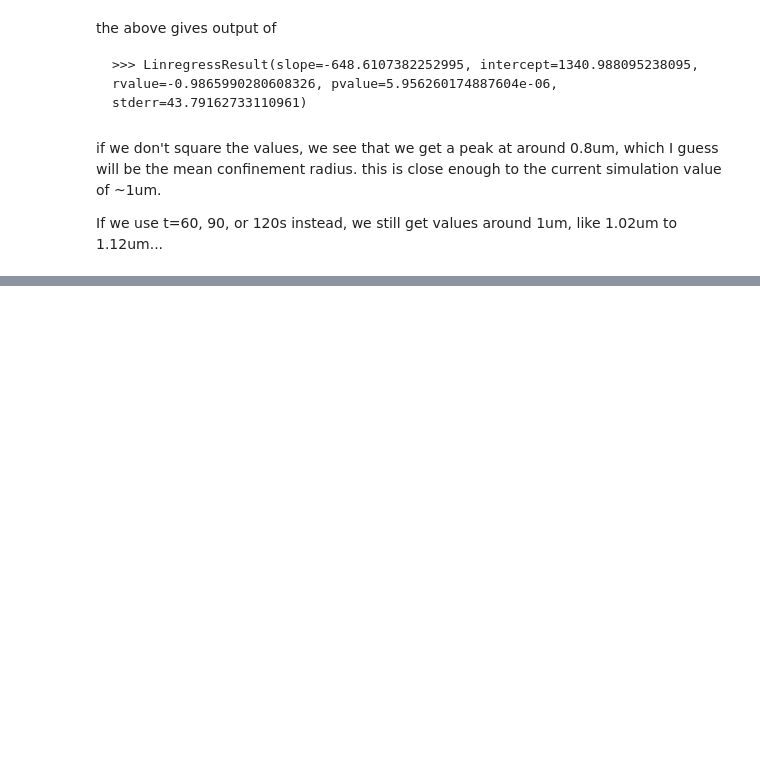
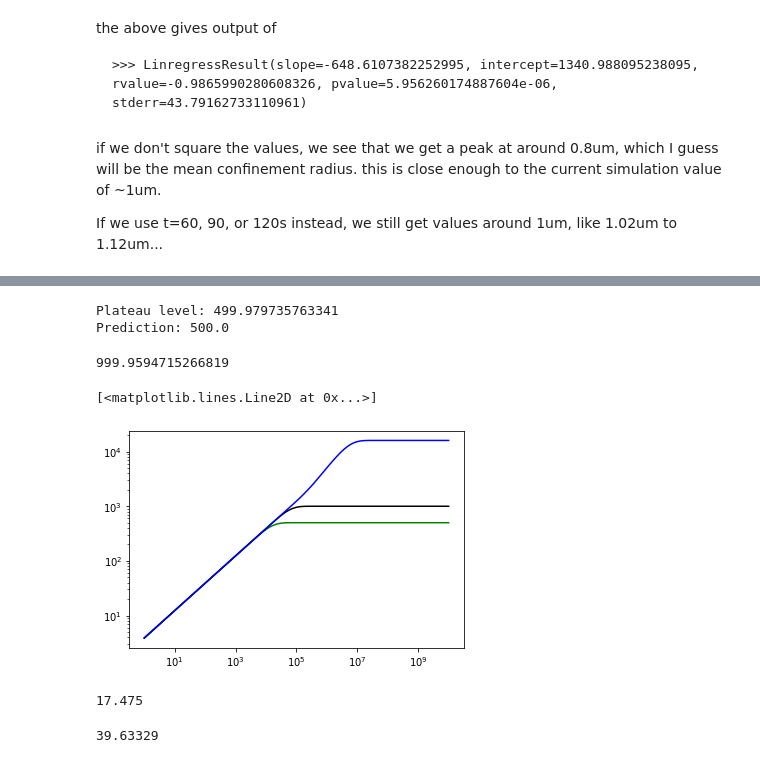
Before and after one commit to SpakowitzLab/wlcsim, a Jupyter notebook: doc/homolog.ipynb, the cells around one changed output, grey strips where cells are left out. Cells and saved outputs as stored; diff of their text form; code cells hidden in the pictures; blank space fills up the shorter version.

```diff
--- a/doc/homolog.ipynb
+++ b/doc/homolog.ipynb
@@ -363,0 +372,46 @@ If we use t=60, 90, or 120s instead, we still get values around 1um, like 1.02um
+# %%
+print(f"Plateau level: {np.max(mscd)}")
+print(f"Prediction: {2/(1/(2*Ndel) + 1/(N - 2*Ndel))}")
+# %% [output]
+Plateau level: 499.979735763341
+Prediction: 500.0
+# %%
+# D = 2000
+
+# N = 400
+# Ndel = 200
+# t = np.logspace(-5, 8, 100)
+# num_modes=1000000
+# mscd_r_eq = rouse.ring_mscd(t, 4*D, Ndel, N, num_modes)
+# # - - * - -
+# #          \
+# #          /
+# # - - * - -
+t = np.logspace(-0, 10, 100)
+D = 1
+Ndel = 250
+N_after_site = 500
+N = 2*N_after_site
+mscd = rouse.linear_mscd(t, D, Ndel, N, num_modes=num_modes)
+max_mscd = np.max(mscd)
+max_mscd
+
+ring_mscd = rouse.ring_mscd(t, D, Ndel, N, num_modes=num_modes)
+# %%
+t = np.logspace(-0, 10, 100)
+D = 1
+Ndel = 4000
+N_after_site = 5000
+N = 2*N_after_site
+mscd_2 = rouse.linear_mscd(t, D, Ndel, N, num_modes=100*num_modes)
+max_mscd = np.max(mscd)
+max_mscd
+# %% [output]
+999.9594715266819
+# %%
+plt.loglog(t, ring_mscd, 'g')
+plt.loglog(t, mscd, 'k')
+plt.loglog(t, mscd_2, 'b')
+# %% [output]
+[<matplotlib.lines.Line2D at 0x...>]
+[figure, added]
@@ -363,0 +434,8 @@ If we use t=60, 90, or 120s instead, we still get values around 1um, like 1.02um
+# %%
+chrv_size_um
+# %% [output]
+17.475
+# %%
+location_ura_um
+# %% [output]
+39.63329
```
Also changed, not shown: parts of 54 cells of this notebook, 2 other files.
